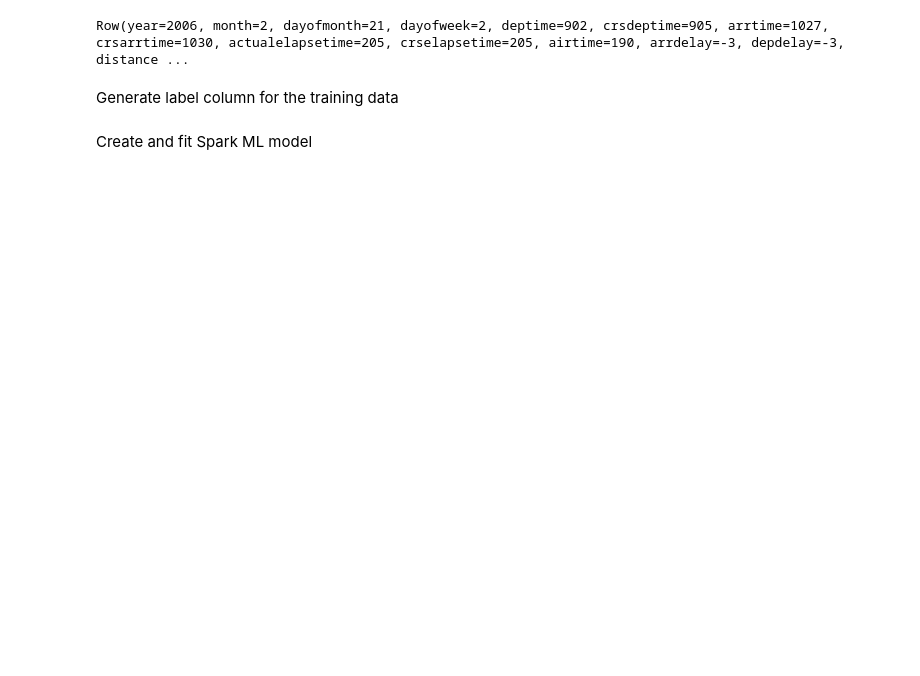
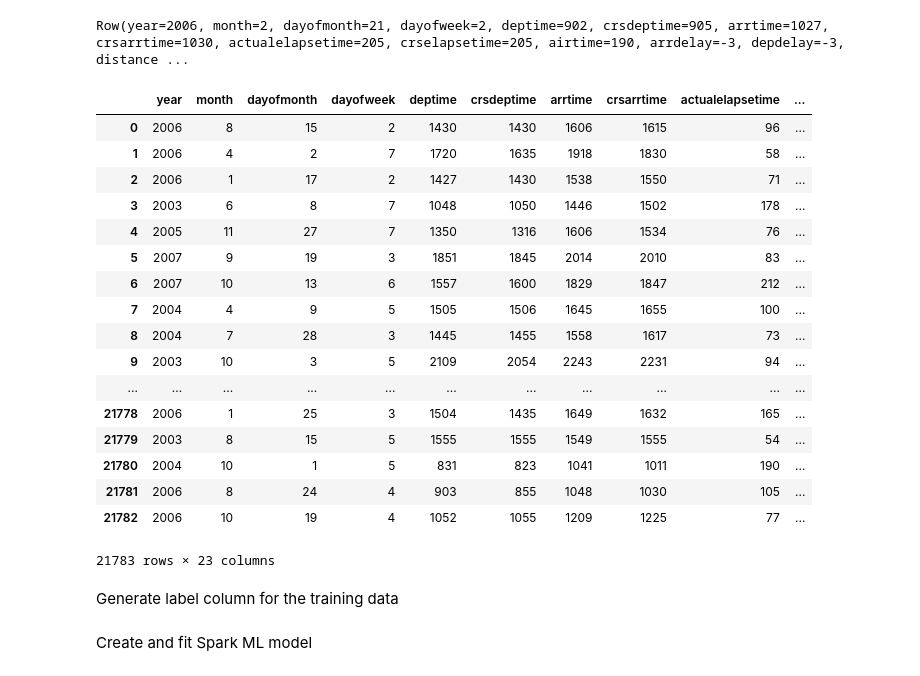
Before and after one commit to zoltanctoth/bigdata-training, a Jupyter notebook: spark/Logistic Regression Example - without output.ipynb, the cells around one changed output. Saved outputs shown, nothing was run; the diff lists cells and outputs as text; code cells hidden in the pictures; blank space fills up the shorter version.

```diff
--- a/spark/Logistic Regression Example - without output.ipynb
+++ b/spark/Logistic Regression Example - without output.ipynb
@@ -111,3 +79,24 @@ test.persist(StorageLevel.MEMORY_ONLY)
+# %%
+training.toPandas()
+# %% [output]
+|  | year | month | dayofmonth | dayofweek | deptime | crsdeptime | arrtime | crsarrtime | actualelapsetime | ... |
+| 0 | 2006 | 8 | 15 | 2 | 1430 | 1430 | 1606 | 1615 | 96 | ... |
+| 1 | 2006 | 4 | 2 | 7 | 1720 | 1635 | 1918 | 1830 | 58 | ... |
+| 2 | 2006 | 1 | 17 | 2 | 1427 | 1430 | 1538 | 1550 | 71 | ... |
+| 3 | 2003 | 6 | 8 | 7 | 1048 | 1050 | 1446 | 1502 | 178 | ... |
+| 4 | 2005 | 11 | 27 | 7 | 1350 | 1316 | 1606 | 1534 | 76 | ... |
+| 5 | 2007 | 9 | 19 | 3 | 1851 | 1845 | 2014 | 2010 | 83 | ... |
+| 6 | 2007 | 10 | 13 | 6 | 1557 | 1600 | 1829 | 1847 | 212 | ... |
+| 7 | 2004 | 4 | 9 | 5 | 1505 | 1506 | 1645 | 1655 | 100 | ... |
+| 8 | 2004 | 7 | 28 | 3 | 1445 | 1455 | 1558 | 1617 | 73 | ... |
+| 9 | 2003 | 10 | 3 | 5 | 2109 | 2054 | 2243 | 2231 | 94 | ... |
+| ... | ... | ... | ... | ... | ... | ... | ... | ... | ... | ... |
+| 21778 | 2006 | 1 | 25 | 3 | 1504 | 1435 | 1649 | 1632 | 165 | ... |
+| 21779 | 2003 | 8 | 15 | 5 | 1555 | 1555 | 1549 | 1555 | 54 | ... |
+| 21780 | 2004 | 10 | 1 | 5 | 831 | 823 | 1041 | 1011 | 190 | ... |
+| 21781 | 2006 | 8 | 24 | 4 | 903 | 855 | 1048 | 1030 | 105 | ... |
+| 21782 | 2006 | 10 | 19 | 4 | 1052 | 1055 | 1209 | 1225 | 77 | ... |
+21783 rows × 23 columns
 # %% [markdown]
 Generate label column for the training data
 # %%
```
Also changed, not shown: parts of 14 cells of this notebook, 2 other files.
